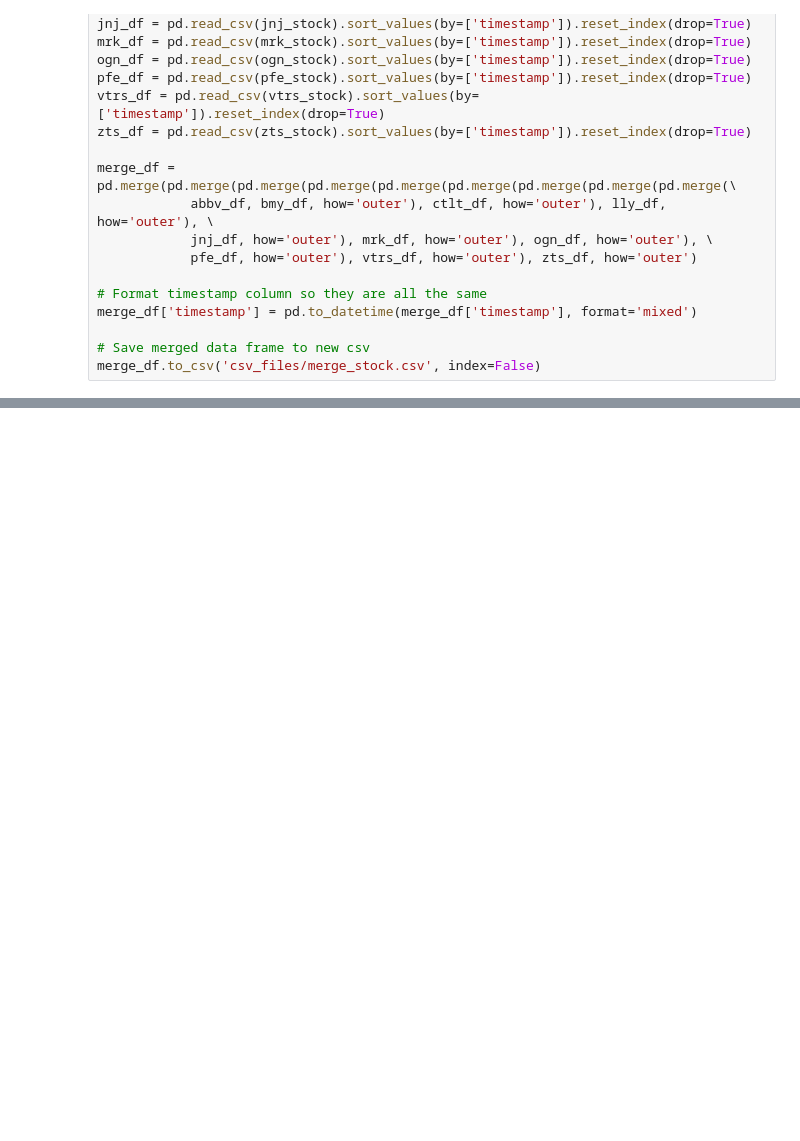
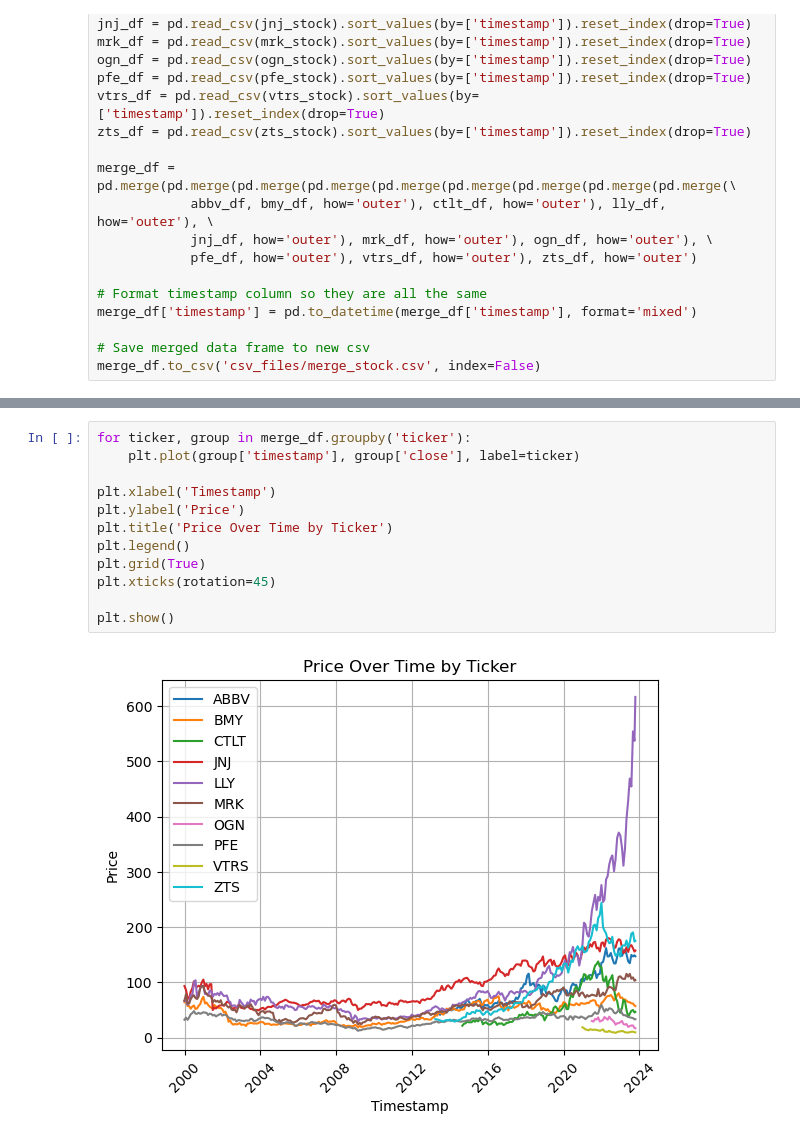
Before and after one commit to proctorsjackson/group_3_project_1, a Jupyter notebook: Project_1_Combined_Code.ipynb, the cells around one changed output, grey strips where cells are left out. Saved outputs shown, nothing was run; the diff lists cells and outputs as text; blank space fills up the shorter version.

```diff
--- a/Project_1_Combined_Code.ipynb
+++ b/Project_1_Combined_Code.ipynb
@@ -84,0 +92,14 @@ merge_df
+# %%
+for ticker, group in merge_df.groupby('ticker'):
+    plt.plot(group['timestamp'], group['close'], label=ticker)
+
+plt.xlabel('Timestamp')
+plt.ylabel('Price')
+plt.title('Price Over Time by Ticker')
+plt.legend()
+plt.grid(True)
+plt.xticks(rotation=45)
+
+plt.show()
+# %% [output]
+[figure, added]
```
Also changed, not shown: parts of 4 cells of this notebook, 1 other file.
